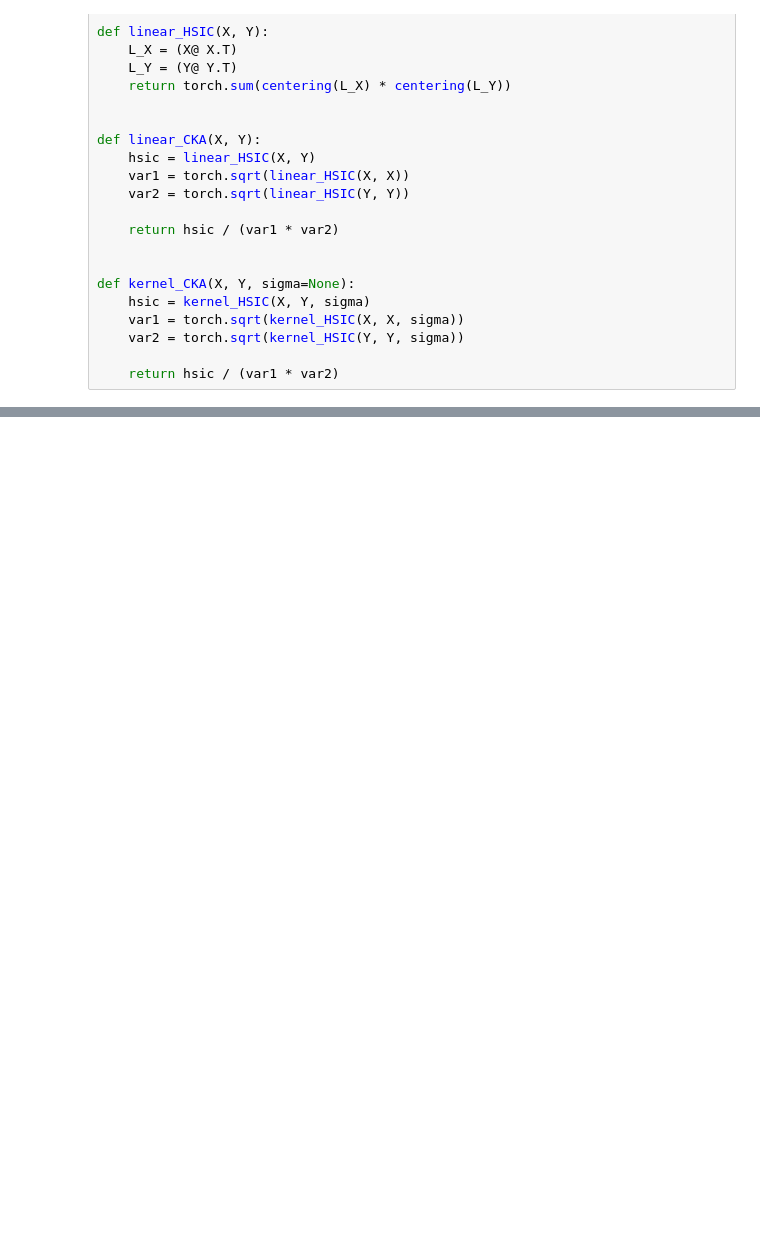
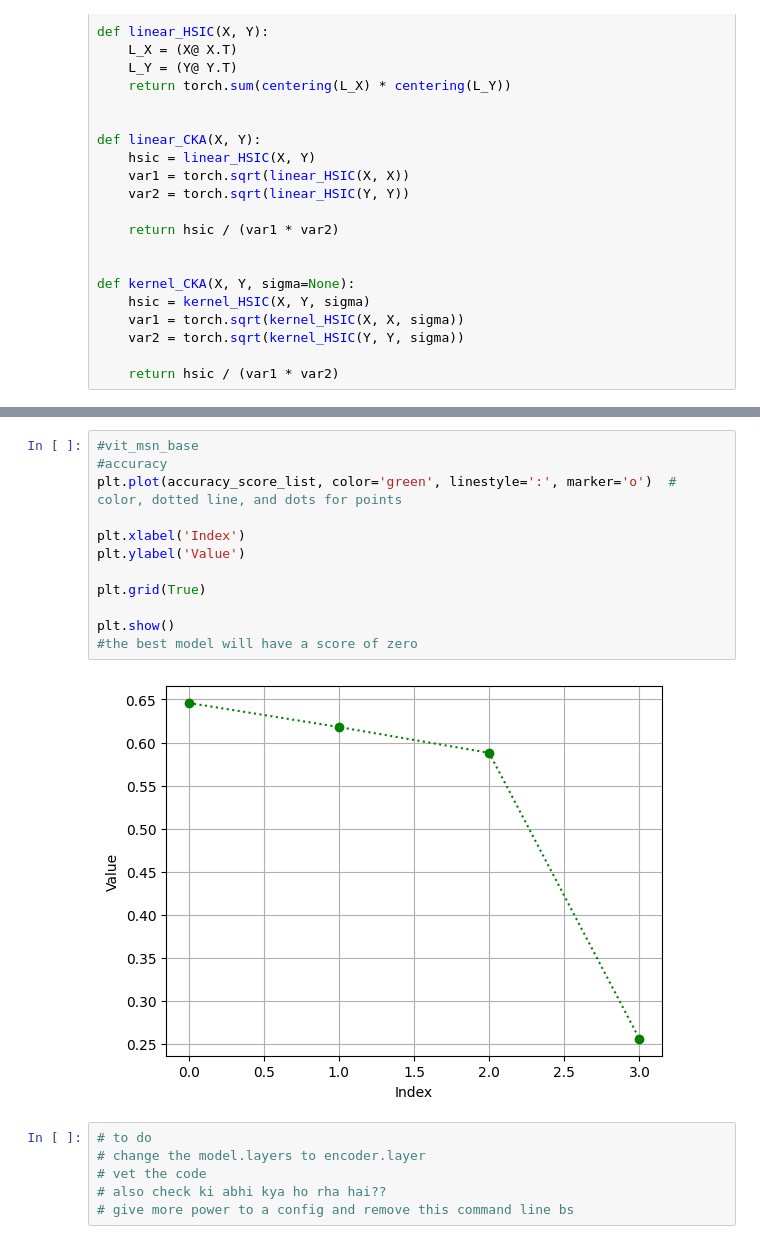
Before and after one commit to shivamgcodes/Pruning-via-Merging, a Jupyter notebook: visual_encodders/my_pipeline.ipynb, the cells around one changed output, grey strips where cells are left out. Cells and saved outputs as stored; diff of their text form; blank space fills up the shorter version.

Commit message:
uthaaya hua code works fine, now i will change that

```diff
--- a/visual_encodders/my_pipeline.ipynb
+++ b/visual_encodders/my_pipeline.ipynb
@@ -886,0 +901,20 @@ plt.show()
+# %%
+#vit_msn_base
+#accuracy
+plt.plot(accuracy_score_list, color='green', linestyle=':', marker='o')  # color, dotted line, and dots for points
+
+plt.xlabel('Index')
+plt.ylabel('Value')
+
+plt.grid(True)
+
+plt.show()
+#the best model will have a score of zero
+# %% [output]
+[figure, added]
+# %%
+# to do
+# change the model.layers to encoder.layer
+# vet the code
+# also check ki abhi kya ho rha hai??
+# give more power to a config and remove this command line bs
```
Also changed, not shown: parts of 9 cells of this notebook, 4 other files.
